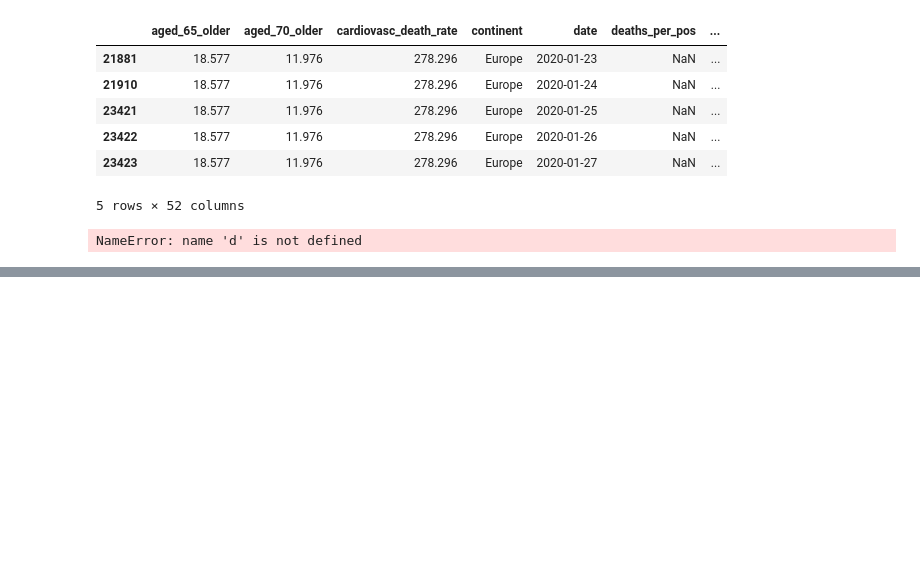
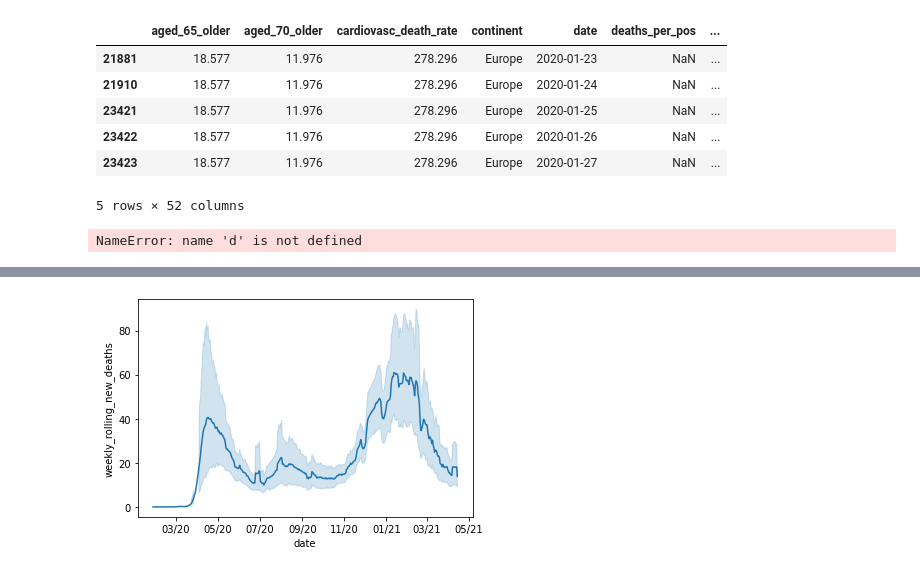
Before and after one commit to pomkos/covid_dash, a Jupyter notebook: covid_soup.ipynb, the cells around one changed output, grey strips where cells are left out. Saved outputs shown, nothing was run; the diff lists cells and outputs as text; code cells hidden in the pictures; blank space fills up the shorter version.

```diff
--- a/covid_soup.ipynb
+++ b/covid_soup.ipynb
@@ -186,0 +245,12 @@ date_tracker['og_date'][0]
+# %%
+import matplotlib.pyplot as plt
+import matplotlib.dates as mdates
+import seaborn as sns
+
+fig, ax = plt.subplots()
+sns.lineplot(x='date', y='weekly_rolling_new_deaths', data=new_df)
+
+myFmt = mdates.DateFormatter('%m/%y')
+ax.xaxis.set_major_formatter(myFmt)
+# %% [output]
+[figure, added]
```
Also changed, not shown: parts of 8 cells of this notebook, 4 other files.
